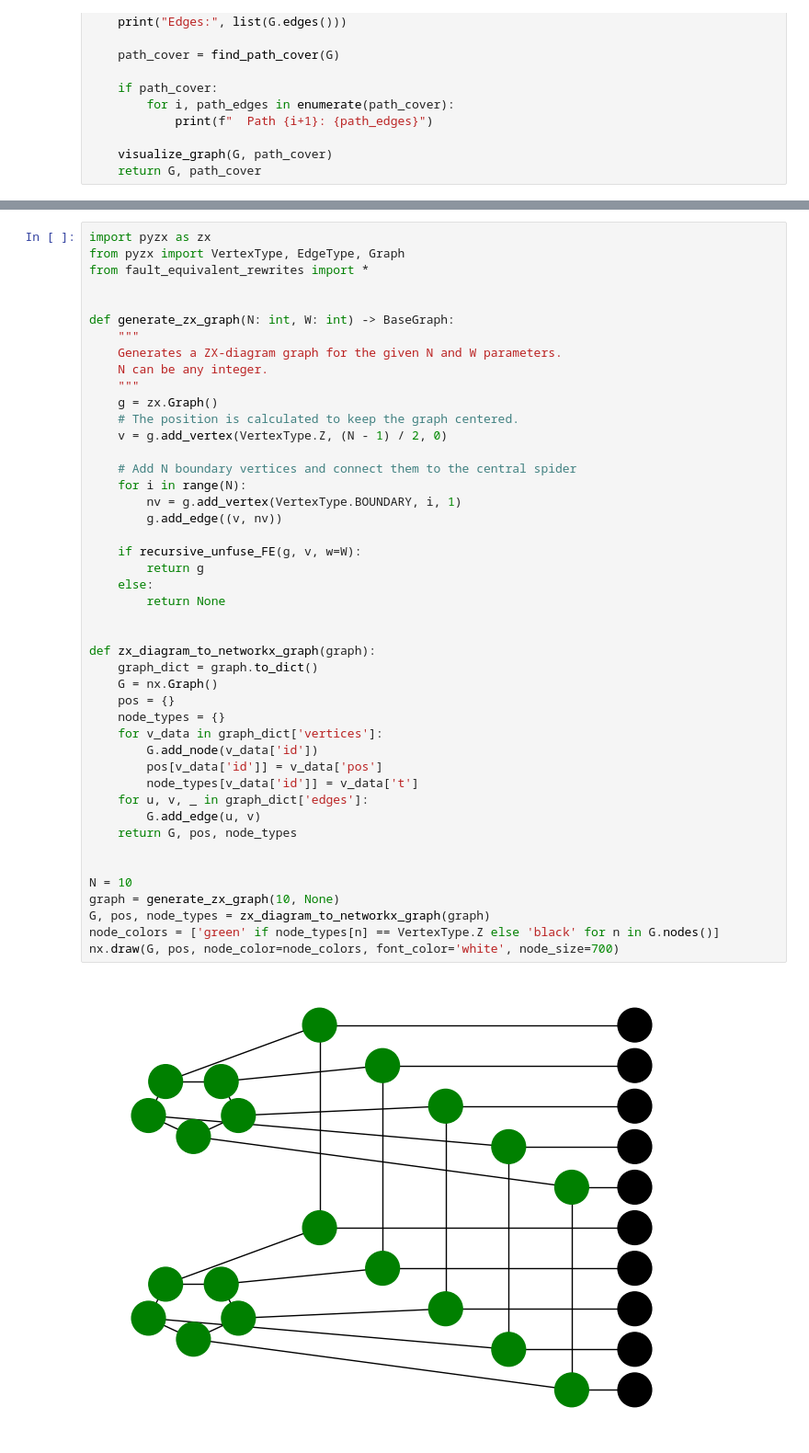
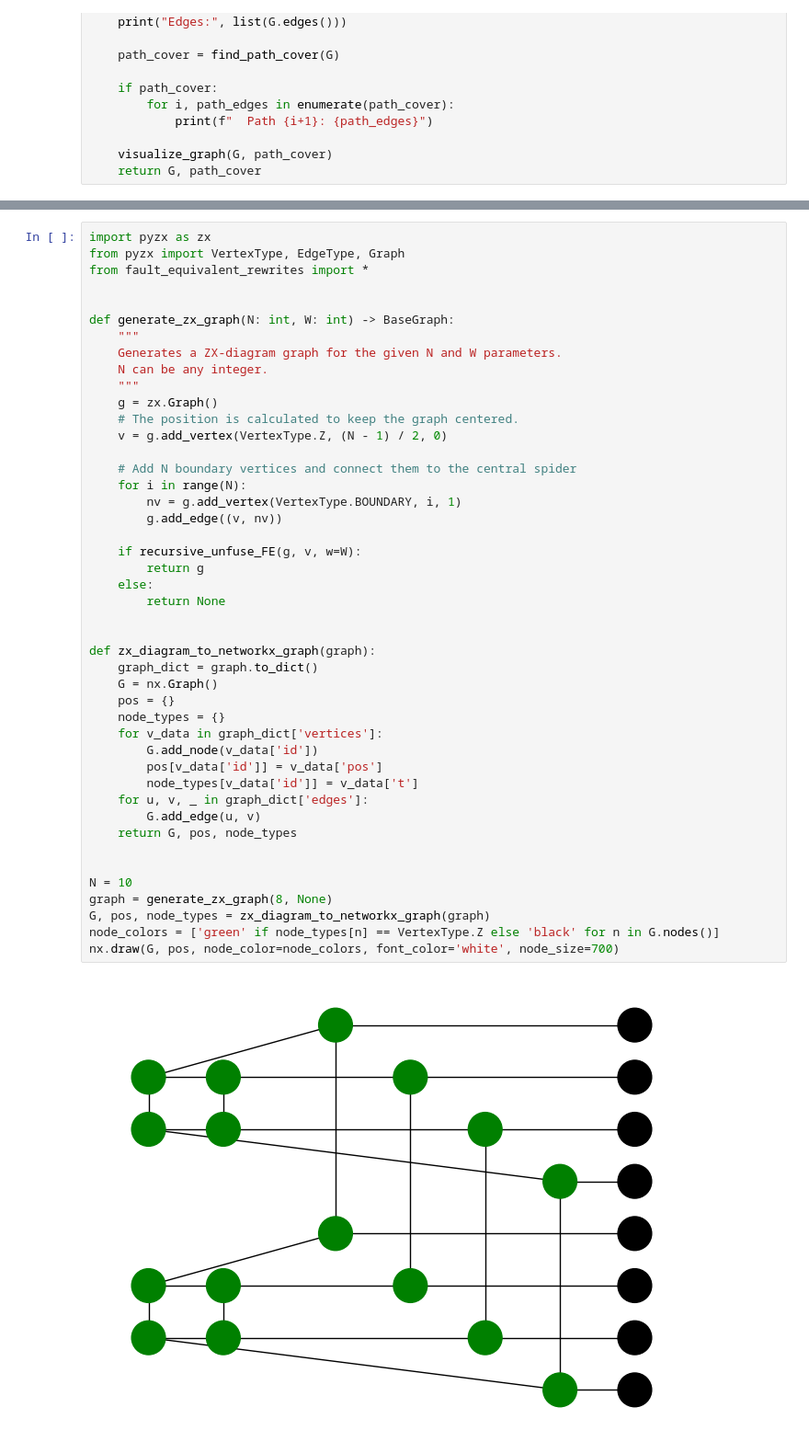
Before and after one commit to boldar99/FT-circuit-synthesis-ZX, a Jupyter notebook: path_cover.ipynb, the cells around one changed output, grey strips where cells are left out. Shown at 92% size. Saved outputs shown, nothing was run; the diff lists cells and outputs as text.

```diff
--- a/path_cover.ipynb
+++ b/path_cover.ipynb
@@ -67,32 +77,32 @@ def generate_zx_graph(N: int, W: int) -> BaseGraph:
     # Add N boundary vertices and connect them to the central spider
     for i in range(N):
         nv = g.add_vertex(VertexType.BOUNDARY, i, 1)
         g.add_edge((v, nv))
 
     if recursive_unfuse_FE(g, v, w=W):
         return g
     else:
         return None
 
 
 def zx_diagram_to_networkx_graph(graph):
     graph_dict = graph.to_dict()
     G = nx.Graph()
     pos = {}
     node_types = {}
     for v_data in graph_dict['vertices']:
         G.add_node(v_data['id'])
         pos[v_data['id']] = v_data['pos']
         node_types[v_data['id']] = v_data['t']
     for u, v, _ in graph_dict['edges']:
         G.add_edge(u, v)
     return G, pos, node_types
 
 
 N = 10
-graph = generate_zx_graph(10, None)
+graph = generate_zx_graph(8, None)
 G, pos, node_types = zx_diagram_to_networkx_graph(graph)
 node_colors = ['green' if node_types[n] == VertexType.Z else 'black' for n in G.nodes()]
 nx.draw(G, pos, node_color=node_colors, font_color='white', node_size=700)
 # %% [output]
-[figure, old version]
+[figure, new version]
```
Also changed, not shown: parts of 8 cells of this notebook, 4 other files.
